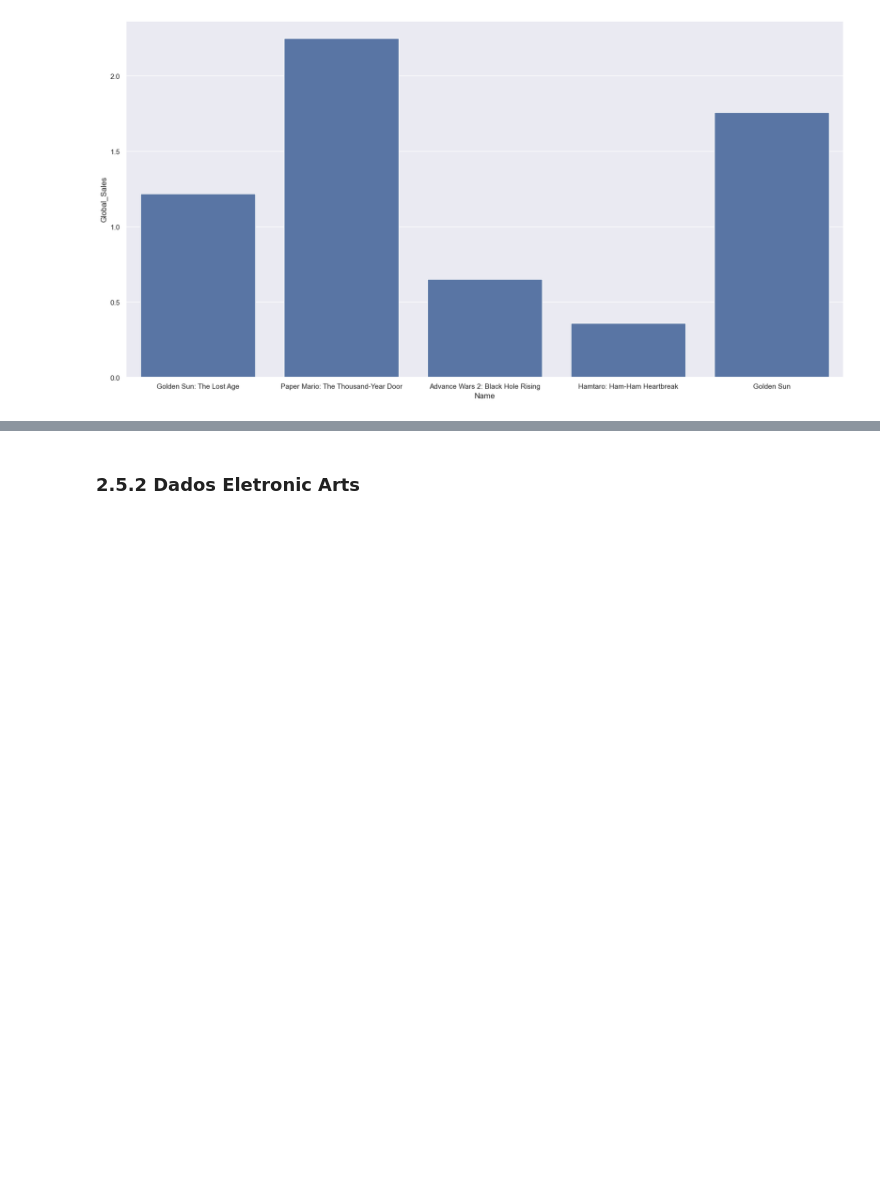
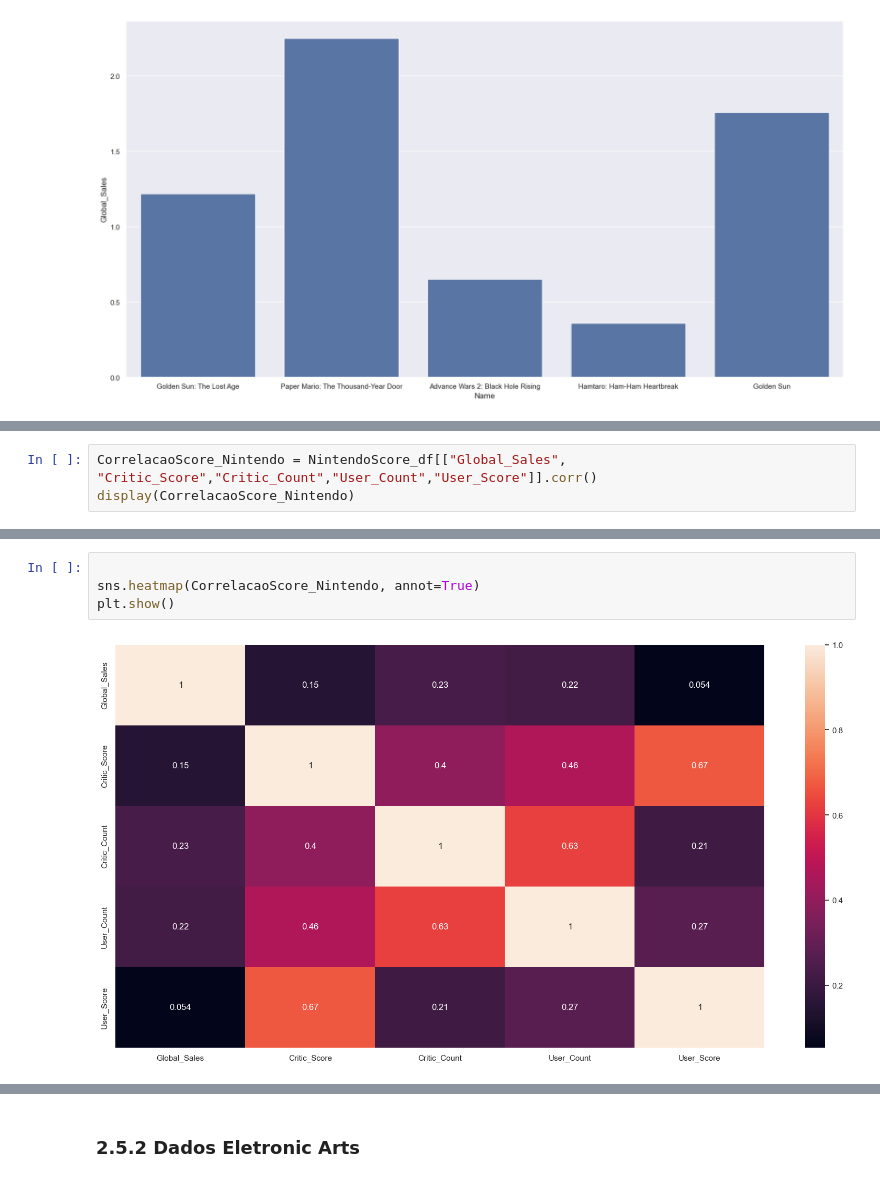
Before and after one commit to PedroMiguelCecato/ICD_Project, a Jupyter notebook: Presentatio.ipynb, the cells around one changed output, grey strips where cells are left out. Cells and saved outputs as stored; diff of their text form; blank space fills up the shorter version.

```diff
--- a/Presentatio.ipynb
+++ b/Presentatio.ipynb
@@ -662,0 +665,3 @@ plt.show()
+# %%
+CorrelacaoScore_Nintendo = NintendoScore_df[["Global_Sales", "Critic_Score","Critic_Count","User_Count","User_Score"]].corr()
+display(CorrelacaoScore_Nintendo)
@@ -662,0 +685,6 @@ plt.show()
+# %%
+
+sns.heatmap(CorrelacaoScore_Nintendo, annot=True)
+plt.show()
+# %% [output]
+[figure, added]
```
Also changed, not shown: parts of 8 cells of this notebook.
